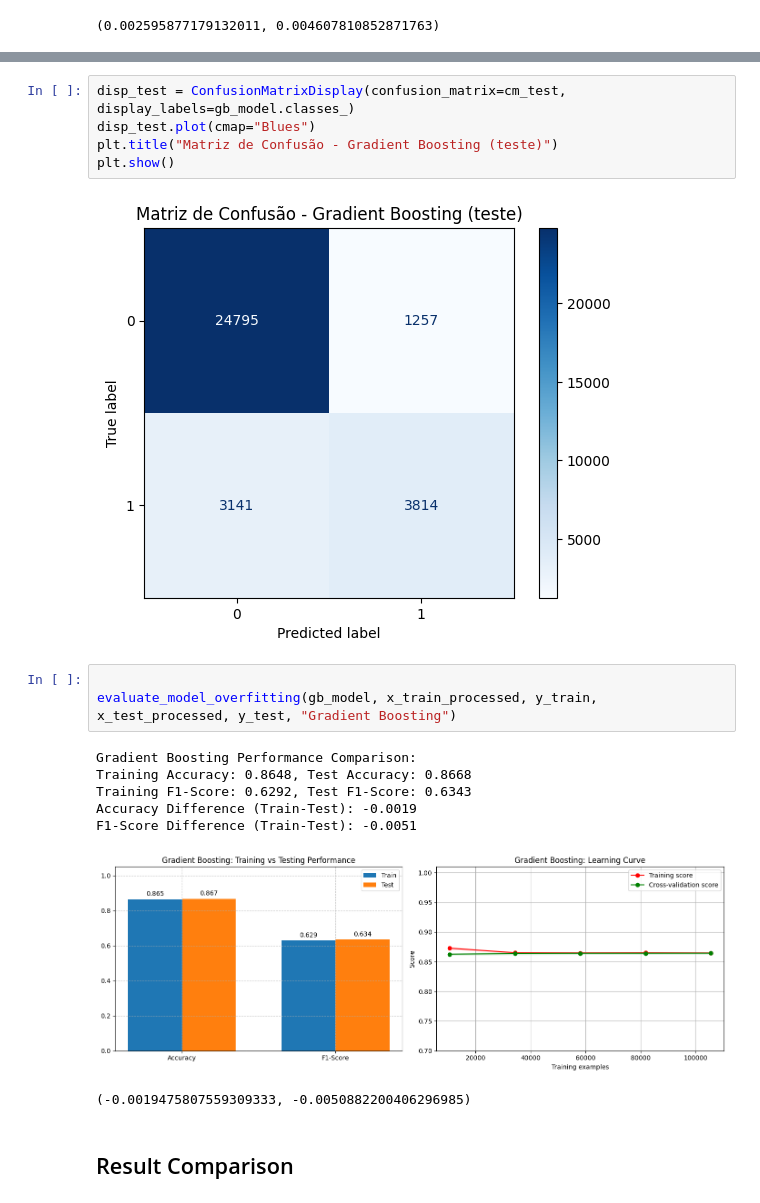
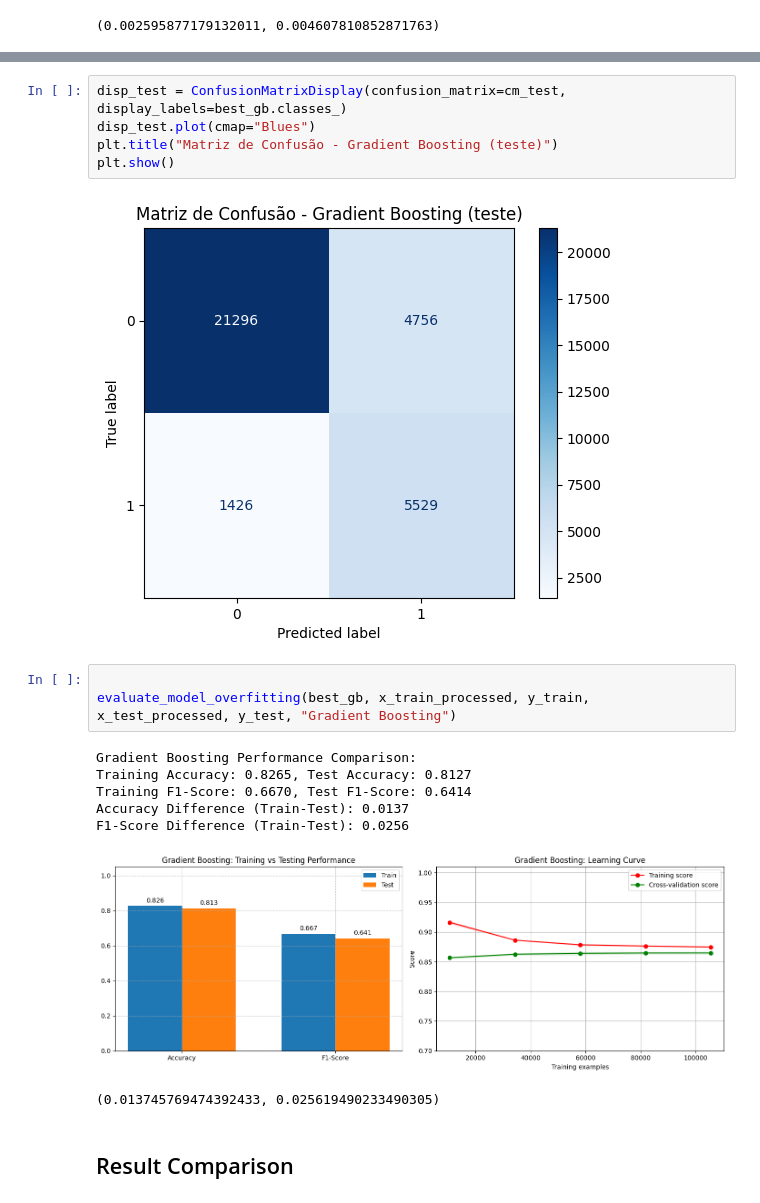
Before and after one commit to asilva1604/iart2-feup-2425, a Jupyter notebook: bank_churn_analysis.ipynb, the cells around one changed output, grey strips where cells are left out. Cells and saved outputs as stored; diff of their text form.

```diff
--- a/bank_churn_analysis.ipynb
+++ b/bank_churn_analysis.ipynb
@@ -2301,23 +2302,23 @@ Confusion matrix:
  [[21296  4756]
  [ 1426  5529]]
 # %%
-disp_test = ConfusionMatrixDisplay(confusion_matrix=cm_test, display_labels=gb_model.classes_)
+disp_test = ConfusionMatrixDisplay(confusion_matrix=cm_test, display_labels=best_gb.classes_)
 disp_test.plot(cmap="Blues")
 plt.title("Matriz de Confusão - Gradient Boosting (teste)")
 plt.show()
 # %% [output]
-[figure, old version]
+[figure, new version]
 # %%
 
-evaluate_model_overfitting(gb_model, x_train_processed, y_train, x_test_processed, y_test, "Gradient Boosting")
+evaluate_model_overfitting(best_gb, x_train_processed, y_train, x_test_processed, y_test, "Gradient Boosting")
 # %% [output]
 Gradient Boosting Performance Comparison:
-Training Accuracy: 0.8648, Test Accuracy: 0.8668
-Training F1-Score: 0.6292, Test F1-Score: 0.6343
-Accuracy Difference (Train-Test): -0.0019
-F1-Score Difference (Train-Test): -0.0051
+Training Accuracy: 0.8265, Test Accuracy: 0.8127
+Training F1-Score: 0.6670, Test F1-Score: 0.6414
+Accuracy Difference (Train-Test): 0.0137
+F1-Score Difference (Train-Test): 0.0256
-[figure, old version]
+[figure, new version]
-(-0.0019475807559309333, -0.0050882200406296985)
+(0.013745769474392433, 0.025619490233490305)
 # %% [markdown]
 ## Result Comparison
 # %%
```
Also changed, not shown: parts of 21 cells of this notebook, 1 other file.
